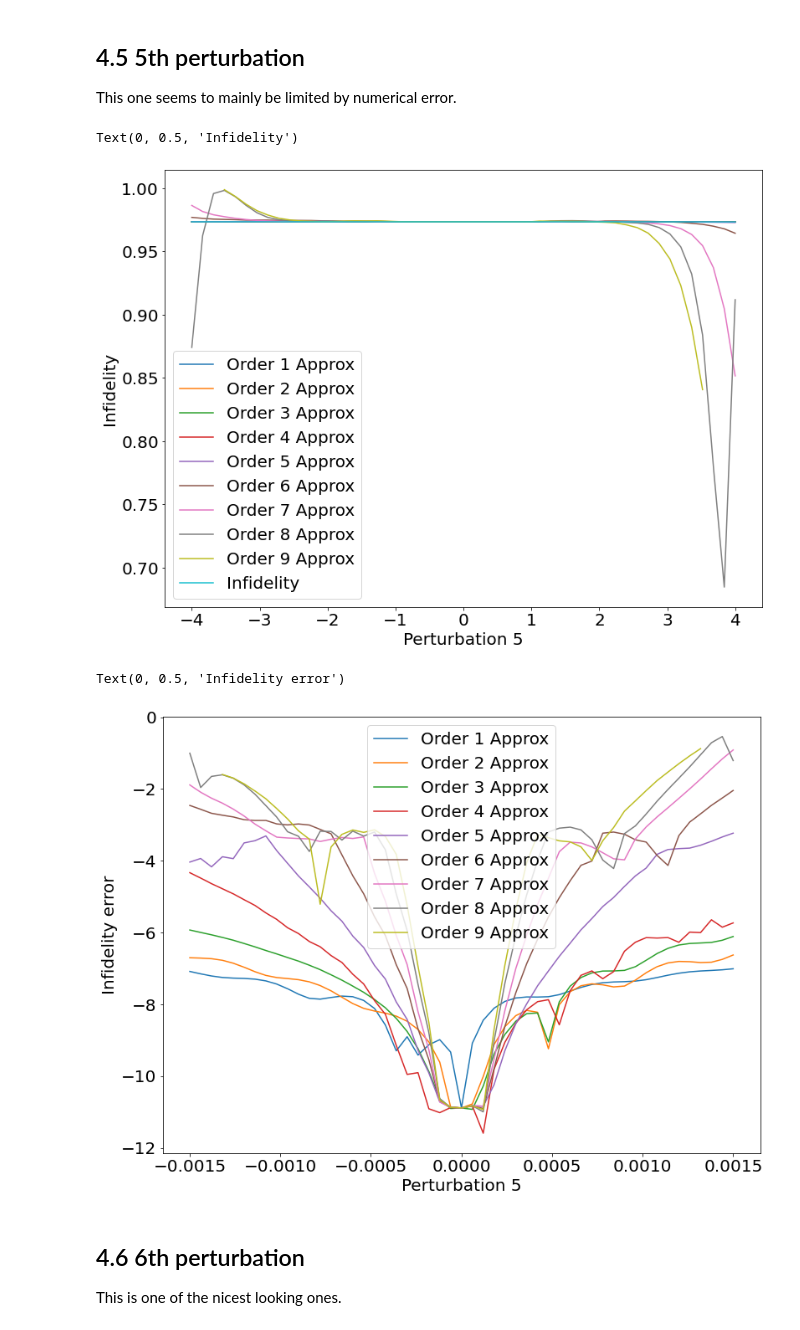
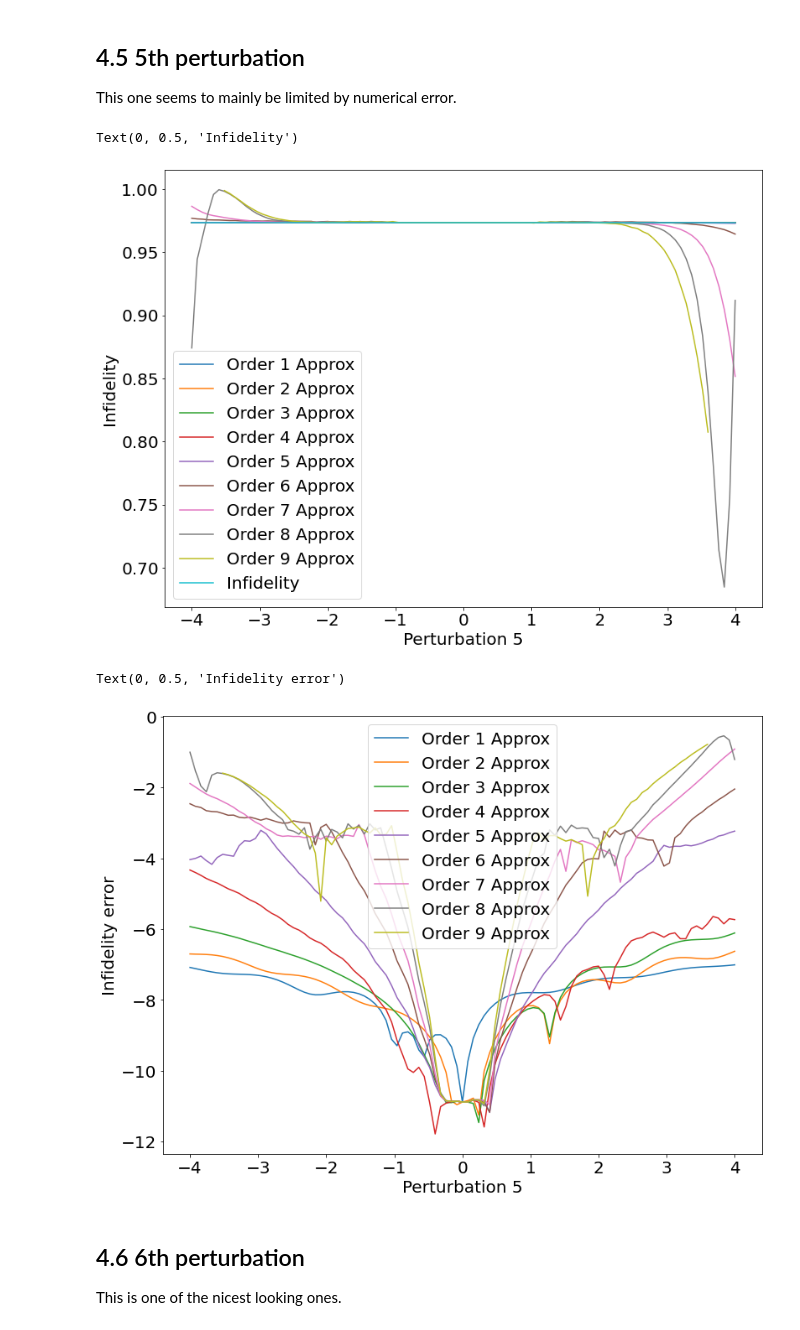
Before and after one commit to DanPuzzuoli/multivariable_dyson_magnus, a Jupyter notebook: control_example.ipynb, the cells around one changed output. Drawn from its saved outputs; the diff is of its cells as text; code cells hidden in the pictures.

```diff
--- a/control_example.ipynb
+++ b/control_example.ipynb
@@ -409,7 +409,7 @@ errors3 = [
 ]
 
 for k in range(max_magnus_order):
-    plt.plot(perturb1_vals,errors3[k],label=f'Order {k+1} Approx')
+    plt.plot(perturb3_vals,errors3[k],label=f'Order {k+1} Approx')
 
 plt.legend()
 plt.xlabel('Perturbation 3')
@@ -420,7 +420,7 @@ Text(0, 0.5, 'Infidelity error')
 # %% [markdown]
 ## 4.4 4th perturbation
 # %%
-perturb4_vals = jnp.linspace(-5., 5., 51)
+perturb4_vals = jnp.linspace(-5., 5., 101)
 
 # compute perturbation terms
 samples = param_to_signal(rand_control_params)
@@ -452,7 +452,7 @@ errors4 = [
 ]
 
 for k in range(max_magnus_order):
-    plt.plot(perturb1_vals,errors4[k],label=f'Order {k+1} Approx')
+    plt.plot(perturb4_vals,errors4[k],label=f'Order {k+1} Approx')
 
 plt.legend()
 plt.xlabel('Perturbation 4')
@@ -465,7 +465,7 @@ Text(0, 0.5, 'Infidelity error')
 
 This one seems to mainly be limited by numerical error.
 # %%
-perturb5_vals = jnp.linspace(-4., 4., 51)
+perturb5_vals = jnp.linspace(-4., 4., 101)
 
 perturb5_results = compute_1d_perturbation_comparison(
     rand_control_params,
@@ -484,22 +484,22 @@ plt.xlabel('Perturbation 5')
 plt.ylabel('Infidelity')
 # %% [output]
 Text(0, 0.5, 'Infidelity')
-[figure, old version]
+[figure, new version]
 # %%
 # error plot
 errors5 = [
     np.log10(np.abs(np.array(perturb5_results[1][k]) - np.array(perturb5_results[0]))) for k in range(max_magnus_order)
 ]
 
 for k in range(max_magnus_order):
-    plt.plot(perturb1_vals,errors5[k],label=f'Order {k+1} Approx')
+    plt.plot(perturb5_vals,errors5[k],label=f'Order {k+1} Approx')
 
 plt.legend()
 plt.xlabel('Perturbation 5')
 plt.ylabel('Infidelity error')
 # %% [output]
 Text(0, 0.5, 'Infidelity error')
-[figure, old version]
+[figure, new version]
 # %% [markdown]
 ## 4.6 6th perturbation
 
```
Also changed, not shown: parts of 11 cells of this notebook, 1 other file.
